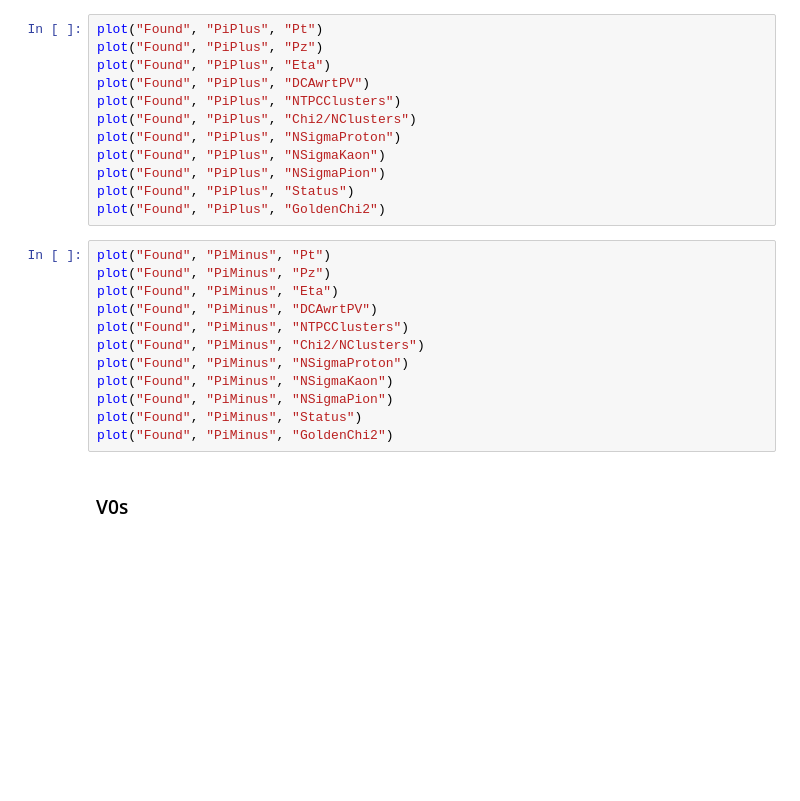
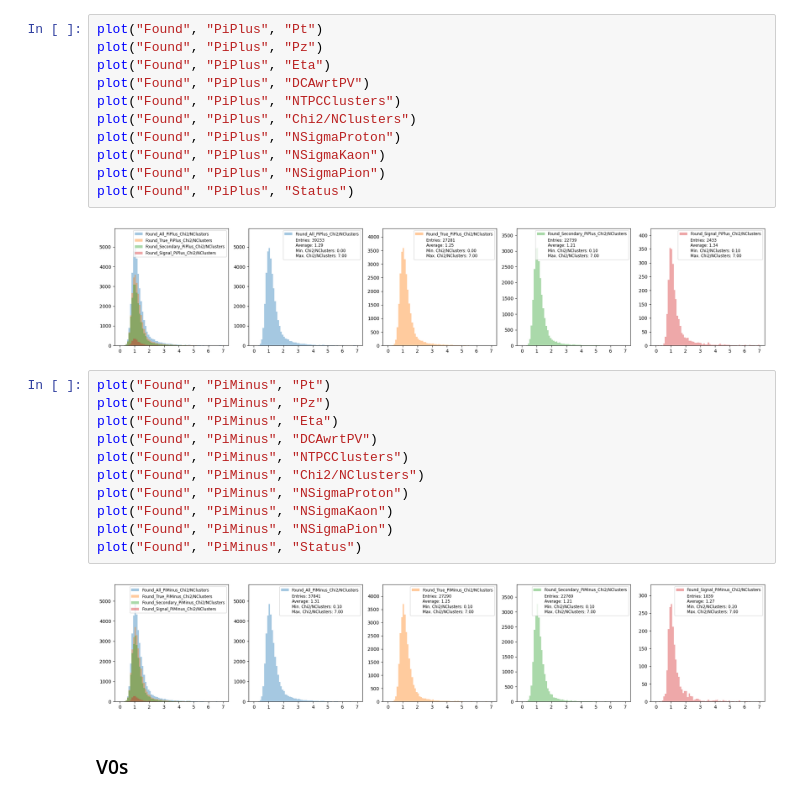
Before and after one commit to HD-ALICE-Sexaquark/analysis, a Jupyter notebook: jupyter/ChannelE.ipynb, the cells around one changed output. Cells and saved outputs as stored; diff of their text form; blank space fills up the shorter version.

```diff
--- a/jupyter/ChannelE.ipynb
+++ b/jupyter/ChannelE.ipynb
@@ -94,15 +101,16 @@ plot("Found", "PosKaon", "GoldenChi2")
 # %%
 plot("Found", "PiPlus", "Pt")
 plot("Found", "PiPlus", "Pz")
 plot("Found", "PiPlus", "Eta")
 plot("Found", "PiPlus", "DCAwrtPV")
 plot("Found", "PiPlus", "NTPCClusters")
 plot("Found", "PiPlus", "Chi2/NClusters")
 plot("Found", "PiPlus", "NSigmaProton")
 plot("Found", "PiPlus", "NSigmaKaon")
 plot("Found", "PiPlus", "NSigmaPion")
 plot("Found", "PiPlus", "Status")
-plot("Found", "PiPlus", "GoldenChi2")
+# %% [output]
+[figure, added]
 # %%
 plot("Found", "PiMinus", "Pt")
 plot("Found", "PiMinus", "Pz")
@@ -114,7 +122,8 @@ plot("Found", "PiMinus", "NSigmaProton")
 plot("Found", "PiMinus", "NSigmaKaon")
 plot("Found", "PiMinus", "NSigmaPion")
 plot("Found", "PiMinus", "Status")
-plot("Found", "PiMinus", "GoldenChi2")
+# %% [output]
+[figure, added]
 # %% [markdown]
 ### V0s
 # %%
```
Also changed, not shown: parts of 7 cells of this notebook, 1 other file.
